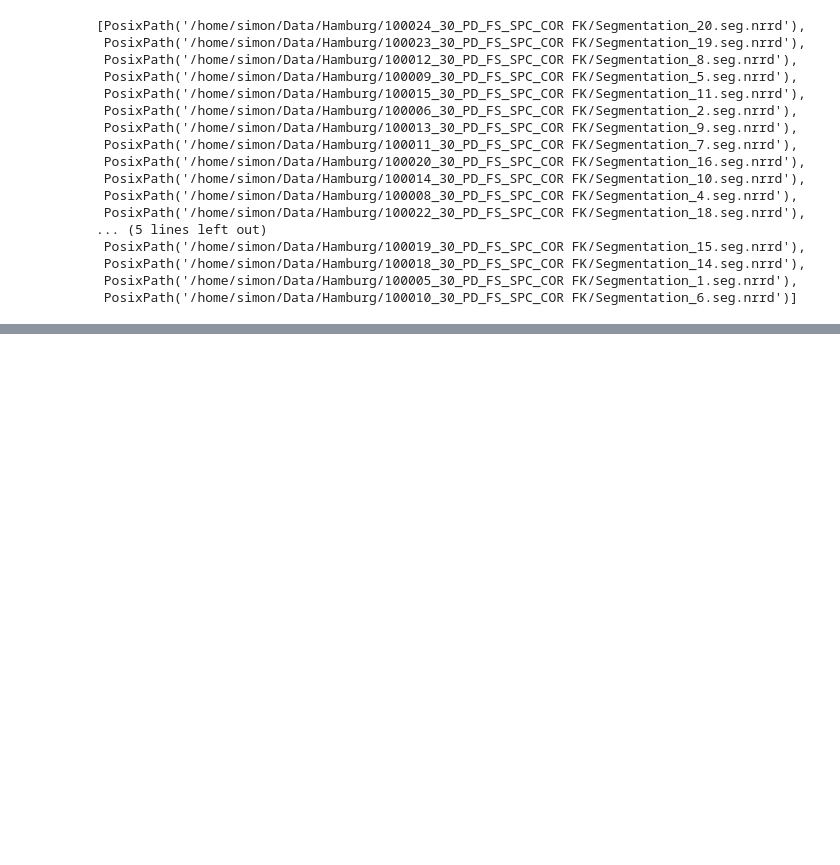
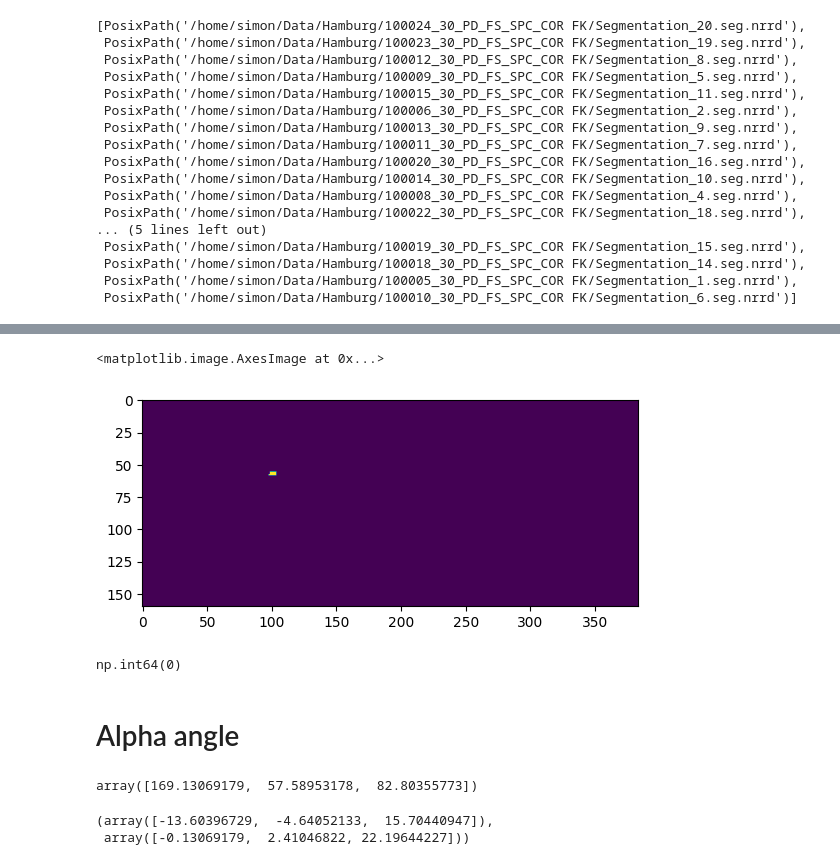
Before and after one commit to swestfechtel/morphometry, a Jupyter notebook: cookbook.ipynb, the cells around one changed output, grey strips where cells are left out. Drawn from its saved outputs; the diff is of its cells as text; code cells hidden in the pictures; blank space fills up the shorter version.

Commit message:
add cookbook entry for alpha angle

```diff
--- a/cookbook.ipynb
+++ b/cookbook.ipynb
@@ -193 +210,12 @@ for seg in segmentations:
 IndexError: too many indices for array: array is 1-dimensional, but 2 were indexed
+# %%
+plt.imshow(mask_array[146])
+# %% [output]
+<matplotlib.image.AxesImage at 0x...>
+[figure, added]
+# %%
+mask_array[146, 59, 100]
+# %% [output]
+np.int64(0)
+# %% [markdown]
+# Alpha angle
@@ -193,0 +225,11 @@ IndexError: too many indices for array: array is 1-dimensional, but 2 were index
+# %%
+most_proximal_lateral_point[0]
+# %% [output]
+array([169.13069179,  57.58953178,  82.80355773])
+# %%
+v1 = c - com[0]
+v2 = c - most_proximal_lateral_point[0]
+v1, v2
+# %% [output]
+(array([-13.60396729,  -4.64052133,  15.70440947]),
+ array([-0.13069179,  2.41046822, 22.19644227]))
```
Also changed, not shown: parts of 16 cells of this notebook, 1 other file.
